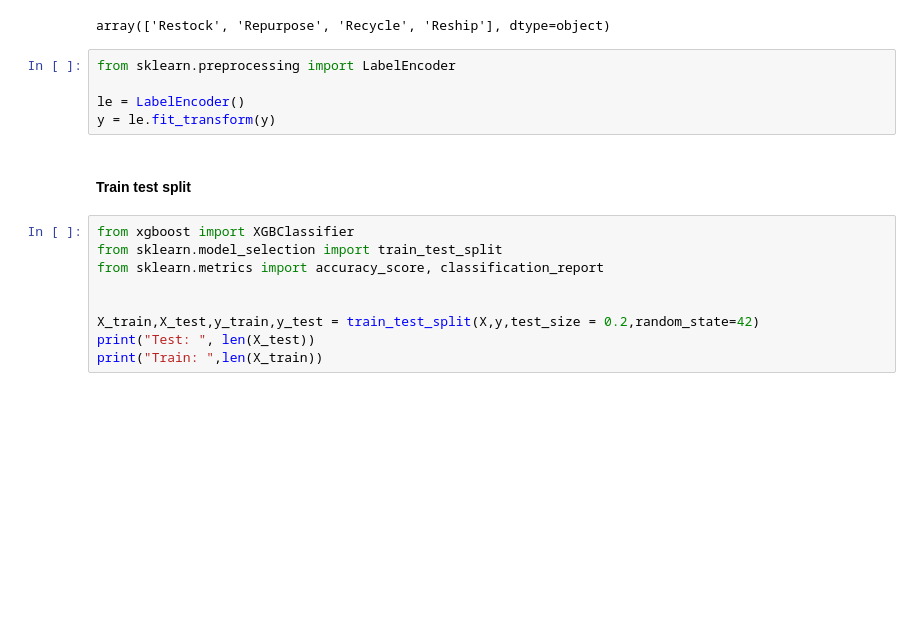
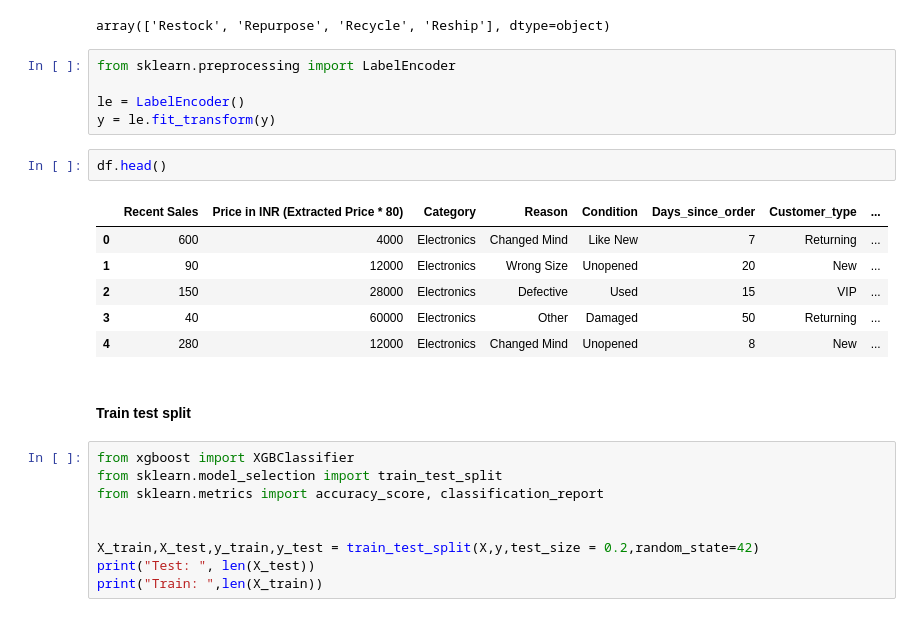
Before and after one commit to GAMAKANK/Return-Optimization-System, a Jupyter notebook: Decision-Engine/ml_model/train_model.ipynb, the cells around one changed output. Cells and saved outputs as stored; diff of their text form; blank space fills up the shorter version.

```diff
--- a/Decision-Engine/ml_model/train_model.ipynb
+++ b/Decision-Engine/ml_model/train_model.ipynb
@@ -64,6 +64,15 @@ from sklearn.preprocessing import LabelEncoder
 
 le = LabelEncoder()
 y = le.fit_transform(y)
+# %%
+df.head()
+# %% [output]
+|  | Recent Sales | Price in INR (Extracted Price * 80) | Category | Reason | Condition | Days_since_order | Customer_type | ... |
+| 0 | 600 | 4000 | Electronics | Changed Mind | Like New | 7 | Returning | ... |
+| 1 | 90 | 12000 | Electronics | Wrong Size | Unopened | 20 | New | ... |
+| 2 | 150 | 28000 | Electronics | Defective | Used | 15 | VIP | ... |
+| 3 | 40 | 60000 | Electronics | Other | Damaged | 50 | Returning | ... |
+| 4 | 280 | 12000 | Electronics | Changed Mind | Unopened | 8 | New | ... |
 # %% [markdown]
 #### Train test split
 # %%
```
